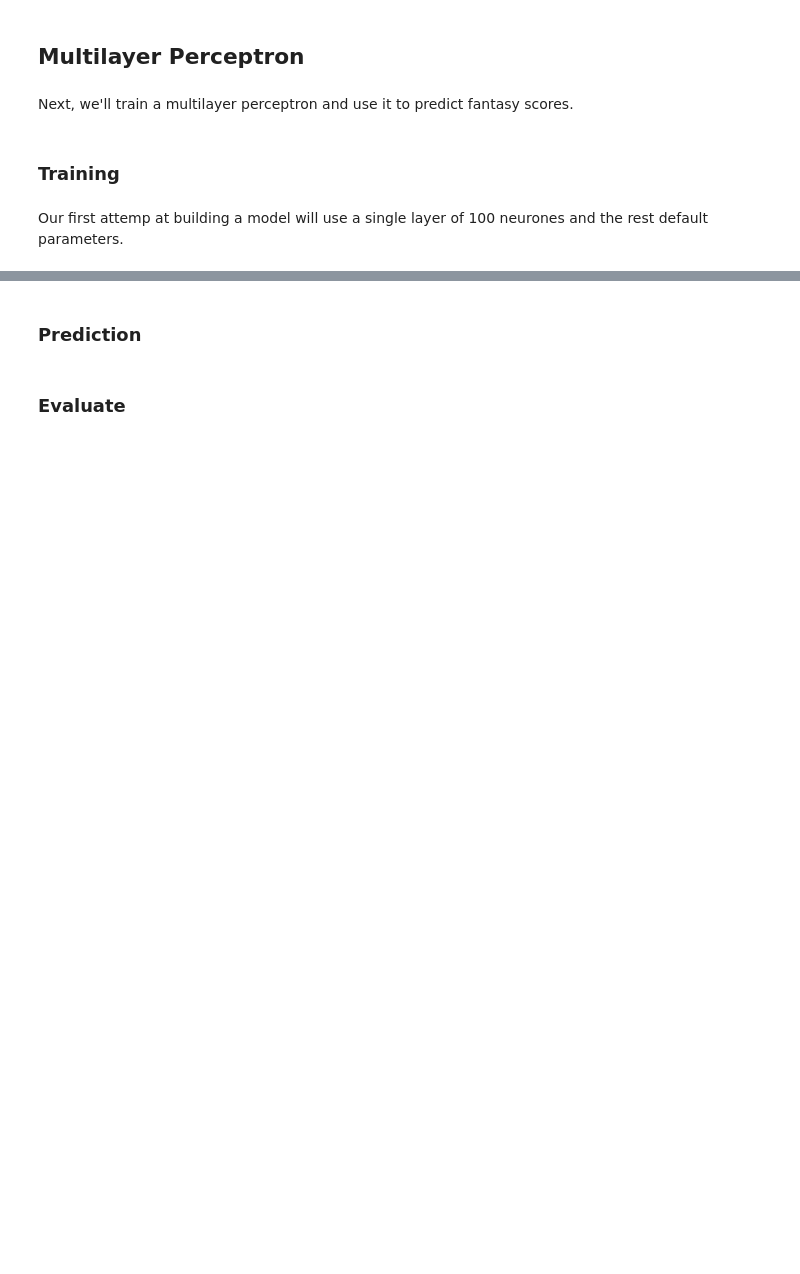
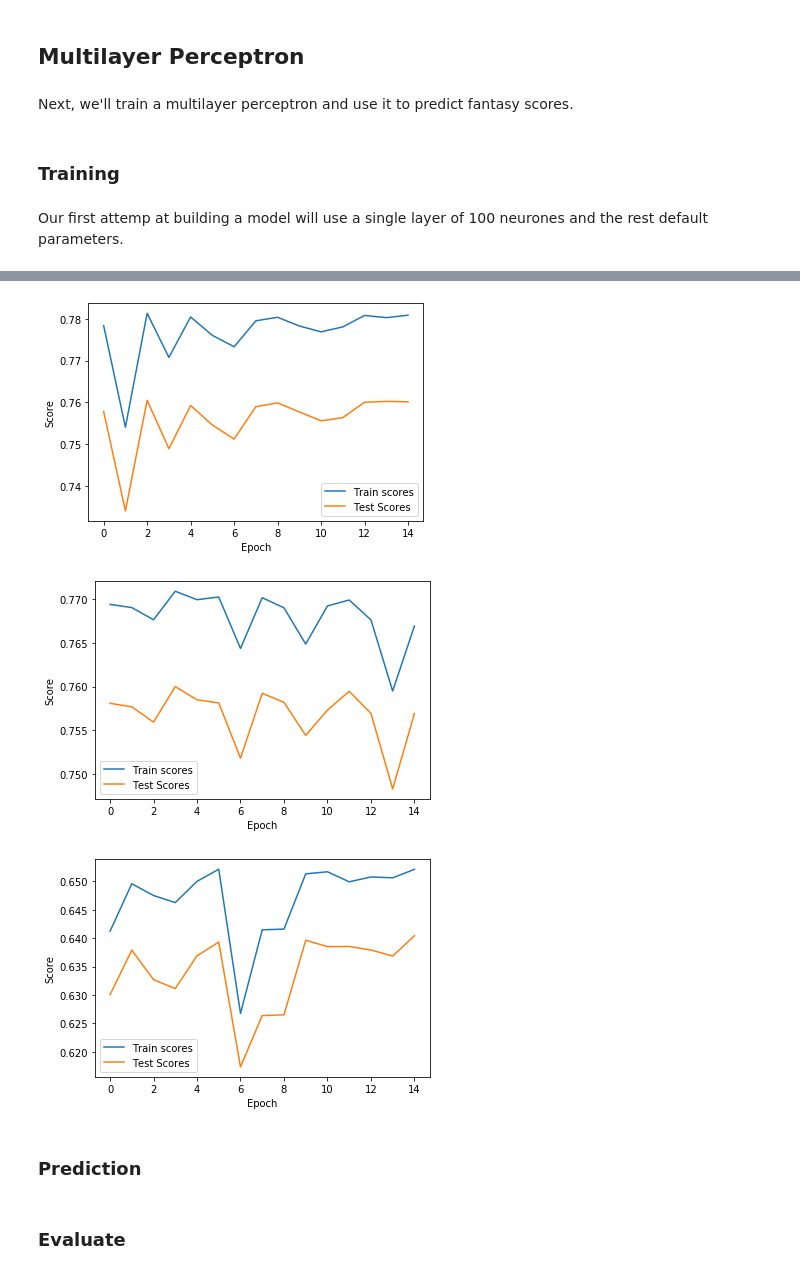
Before and after one commit to WalidBounouar/CSI4506-Project, a Jupyter notebook: Prediction_of_NBA_fantasy_scores.ipynb, the cells around one changed output, grey strips where cells are left out. Cells and saved outputs as stored; diff of their text form; code cells hidden in the pictures; blank space fills up the shorter version.

```diff
--- a/Prediction_of_NBA_fantasy_scores.ipynb
+++ b/Prediction_of_NBA_fantasy_scores.ipynb
@@ -778,9 +856,27 @@ import datetime
 # %% [markdown]
 Our first attemp at building a model will use a single layer of 100 neurones and the rest default parameters.
 # %%
-full_fs_mlp = MLPRegressor(hidden_layer_sizes=(100))
-lw_fs_mlp = MLPRegressor(hidden_layer_sizes=(100))
-custom_fs_mlp = MLPRegressor(hidden_layer_sizes=(100))
+full_fs_mlp = MLPRegressor(hidden_layer_sizes=(75))
+lw_fs_mlp = MLPRegressor(hidden_layer_sizes=(75))
+custom_fs_mlp = MLPRegressor(hidden_layer_sizes=(75))
+# %%
+# TODO: credit earlier notebook
+def plotScores(scores_train, scores_test):
+    """
+    Visualizer les scores avec matplotlib.
+    :param scores_train: Liste des scores d'entrainment
+    :param scores_test: Liste des scores de test
+    :return None
+    """
+    # Visualizer les points
+    plt.plot([i for i in range(len(scores_train))], scores_train)
+    plt.plot([i for i in range(len(scores_test))], scores_test)
+    # Ajouter une légende
+    plt.legend(["Train scores", "Test Scores"])
+    # Renommé les axes
+    plt.ylabel("Score")
+    plt.xlabel("Epoch")
+    plt.show()
 # %%
 # TODO: credit earlier notebook
 def train_and_evaluate(mlp_regressor, X_train, y_train, X_test, y_test, nb_epochs=10):
@@ -808,6 +904,6 @@ def train_and_evaluate(mlp_regressor, X_train, y_train, X_test, y_test, nb_epoch
     print("Done training and evaluating.")
     return scores_train, scores_test
 # %%
-full_fs_scores_train, full_fs_scores_test = train_and_evaluate(full_fs_mlp, X_full_train, y_train, X_full_test, y_test, 5)
-lw_fs_scores_train, lw_fs_scores_test = train_and_evaluate(lw_fs_mlp, X_lw_train, y_train, X_lw_test, y_test, 5)
-custom_fs_scores_train, custom_fs_scores_test = train_and_evaluate(custom_fs_mlp, X_custom_train, y_train, X_custom_test, y_test, 5)
+full_fs_scores_train, full_fs_scores_test = train_and_evaluate(full_fs_mlp, X_full_train, y_train, X_full_test, y_test, 15)
+lw_fs_scores_train, lw_fs_scores_test = train_and_evaluate(lw_fs_mlp, X_lw_train, y_train, X_lw_test, y_test, 15)
+custom_fs_scores_train, custom_fs_scores_test = train_and_evaluate(custom_fs_mlp, X_custom_train, y_train, X_custom_test, y_test, 15)
@@ -814,3 +928,11 @@ custom_fs_scores_train, custom_fs_scores_test = train_and_evaluate(custom_fs_mlp
+# %%
+plotScores(full_fs_scores_train, full_fs_scores_test)
+plotScores(lw_fs_scores_train, lw_fs_scores_test)
+plotScores(custom_fs_scores_train, custom_fs_scores_test)
+# %% [output]
+[figure, added]
+[figure, added]
+[figure, added]
 # %% [markdown]
 ### Prediction
 # %%
```
Also changed, not shown: parts of 14 cells of this notebook, 1 other file.
